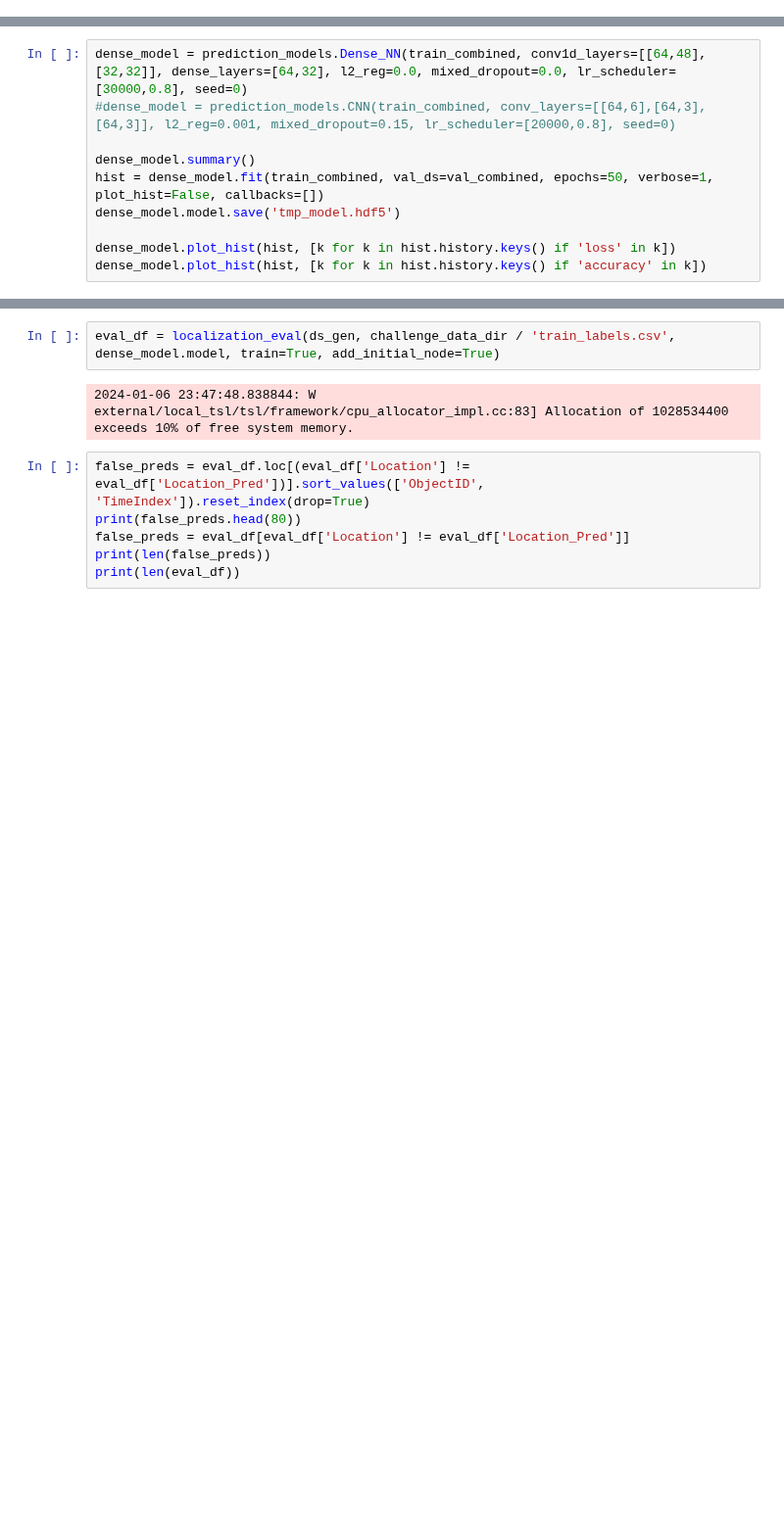
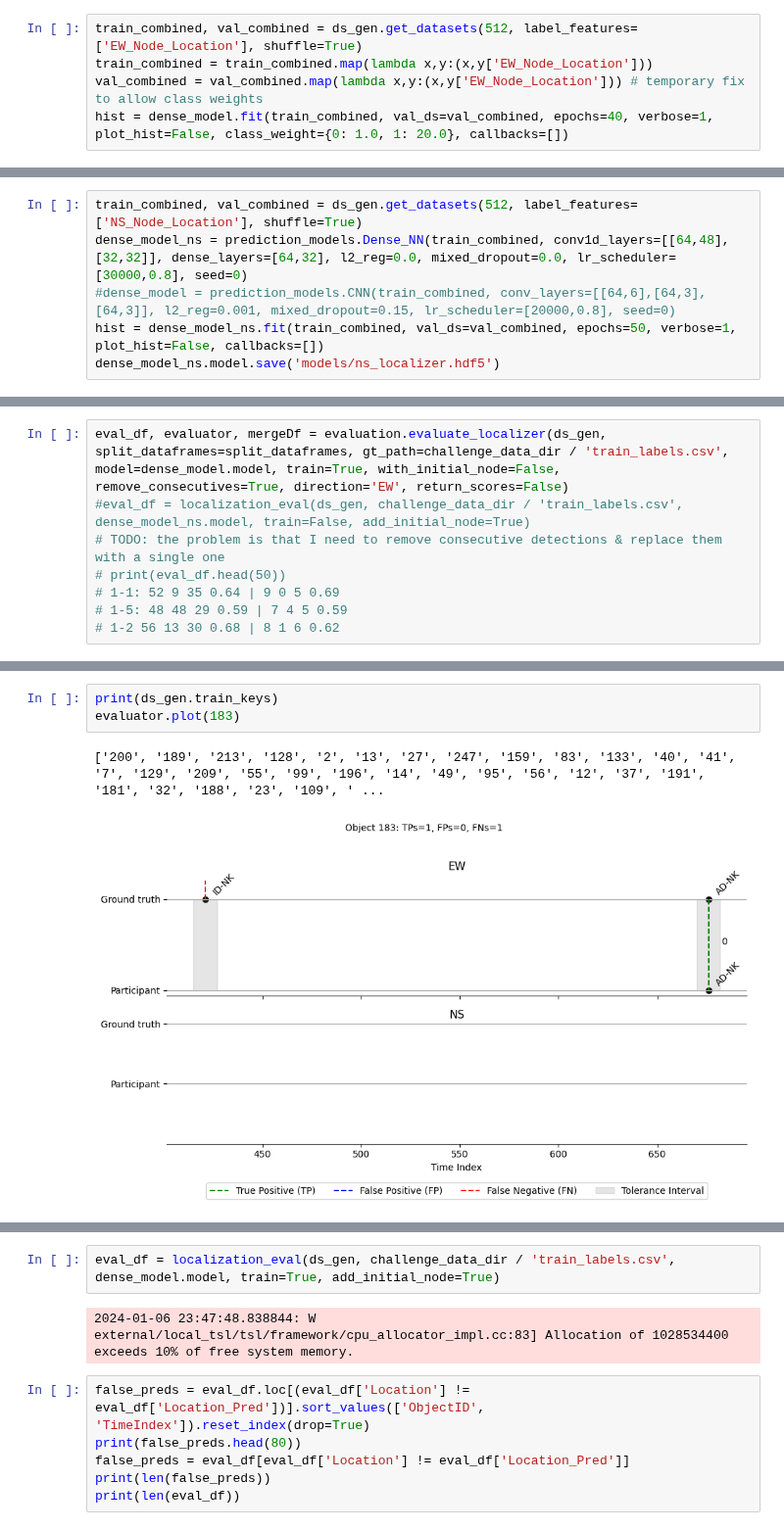
Before and after one commit to DavidBaldsiefen/splid-challenge, a Jupyter notebook: node_localizer.ipynb, the cells around one changed output, grey strips where cells are left out. Shown at 98% size. Drawn from its saved outputs; the diff is of its cells as text; blank space fills up the shorter version.

```diff
--- a/node_localizer.ipynb
+++ b/node_localizer.ipynb
@@ -44,0 +113,5 @@ print(train_combined.element_spec)
+# %%
+train_combined, val_combined = ds_gen.get_datasets(512, label_features=['EW_Node_Location'], shuffle=True)
+train_combined = train_combined.map(lambda x,y:(x,y['EW_Node_Location']))
+val_combined = val_combined.map(lambda x,y:(x,y['EW_Node_Location'])) # temporary fix to allow class weights
+hist = dense_model.fit(train_combined, val_ds=val_combined, epochs=40, verbose=1, plot_hist=False, class_weight={0: 1.0, 1: 20.0}, callbacks=[])
@@ -45,10 +136,6 @@ print(train_combined.element_spec)
 # %%
-dense_model = prediction_models.Dense_NN(train_combined, conv1d_layers=[[64,48],[32,32]], dense_layers=[64,32], l2_reg=0.0, mixed_dropout=0.0, lr_scheduler=[30000,0.8], seed=0)
+train_combined, val_combined = ds_gen.get_datasets(512, label_features=['NS_Node_Location'], shuffle=True)
+dense_model_ns = prediction_models.Dense_NN(train_combined, conv1d_layers=[[64,48],[32,32]], dense_layers=[64,32], l2_reg=0.0, mixed_dropout=0.0, lr_scheduler=[30000,0.8], seed=0)
 #dense_model = prediction_models.CNN(train_combined, conv_layers=[[64,6],[64,3],[64,3]], l2_reg=0.001, mixed_dropout=0.15, lr_scheduler=[20000,0.8], seed=0)
-
-dense_model.summary()
-hist = dense_model.fit(train_combined, val_ds=val_combined, epochs=50, verbose=1, plot_hist=False, callbacks=[])
-dense_model.model.save('tmp_model.hdf5')
-
-dense_model.plot_hist(hist, [k for k in hist.history.keys() if 'loss' in k])
-dense_model.plot_hist(hist, [k for k in hist.history.keys() if 'accuracy' in k])
+hist = dense_model_ns.fit(train_combined, val_ds=val_combined, epochs=50, verbose=1, plot_hist=False, callbacks=[])
+dense_model_ns.model.save('models/ns_localizer.hdf5')
@@ -164,0 +209,8 @@ TP: 23 FP: 2 FN: 3
+# %%
+eval_df, evaluator, mergeDf = evaluation.evaluate_localizer(ds_gen, split_dataframes=split_dataframes, gt_path=challenge_data_dir / 'train_labels.csv', model=dense_model.model, train=True, with_initial_node=False, remove_consecutives=True, direction='EW', return_scores=False)
+#eval_df = localization_eval(ds_gen, challenge_data_dir / 'train_labels.csv', dense_model_ns.model, train=False, add_initial_node=True)
+# TODO: the problem is that I need to remove consecutive detections & replace them with a single one
+# print(eval_df.head(50))
+# 1-1: 52 9 35 0.64 | 9 0 5 0.69
+# 1-5: 48 48 29 0.59 | 7 4 5 0.59
+# 1-2 56 13 30 0.68 | 8 1 6 0.62
@@ -164,0 +242,6 @@ TP: 23 FP: 2 FN: 3
+# %%
+print(ds_gen.train_keys)
+evaluator.plot(183)
+# %% [output]
+['200', '189', '213', '128', '2', '13', '27', '247', '159', '83', '133', '40', '41', '7', '129', '209', '55', '99', '196', '14', '49', '95', '56', '12', '37', '191', '181', '32', '188', '23', '109', ' ...
+[figure, added]
```
Also changed, not shown: parts of 12 cells of this notebook, 6 other files.
